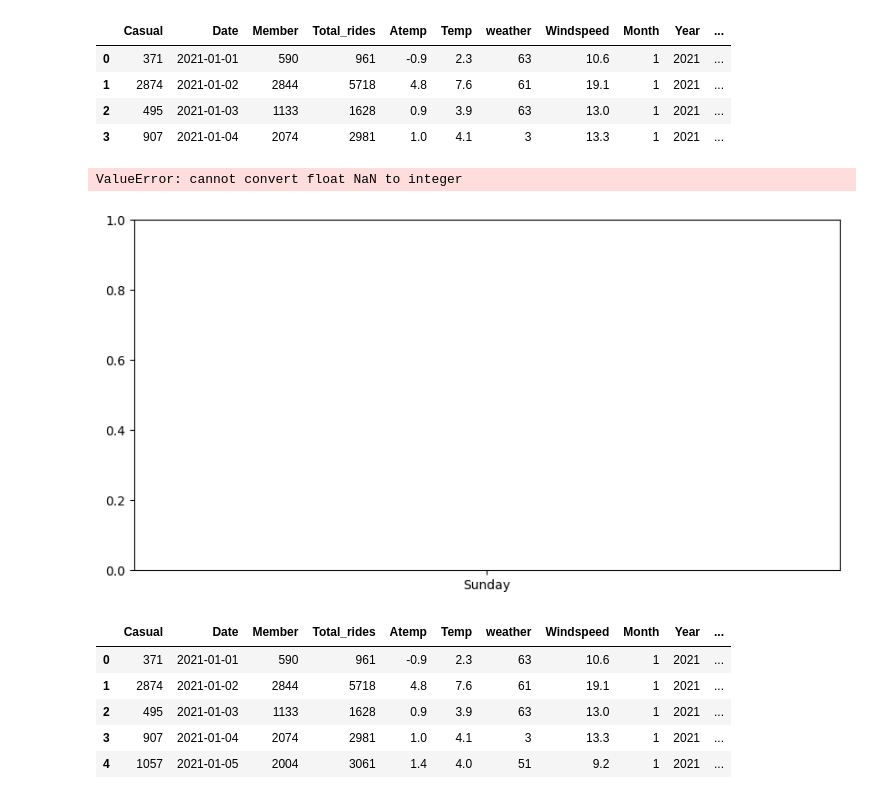
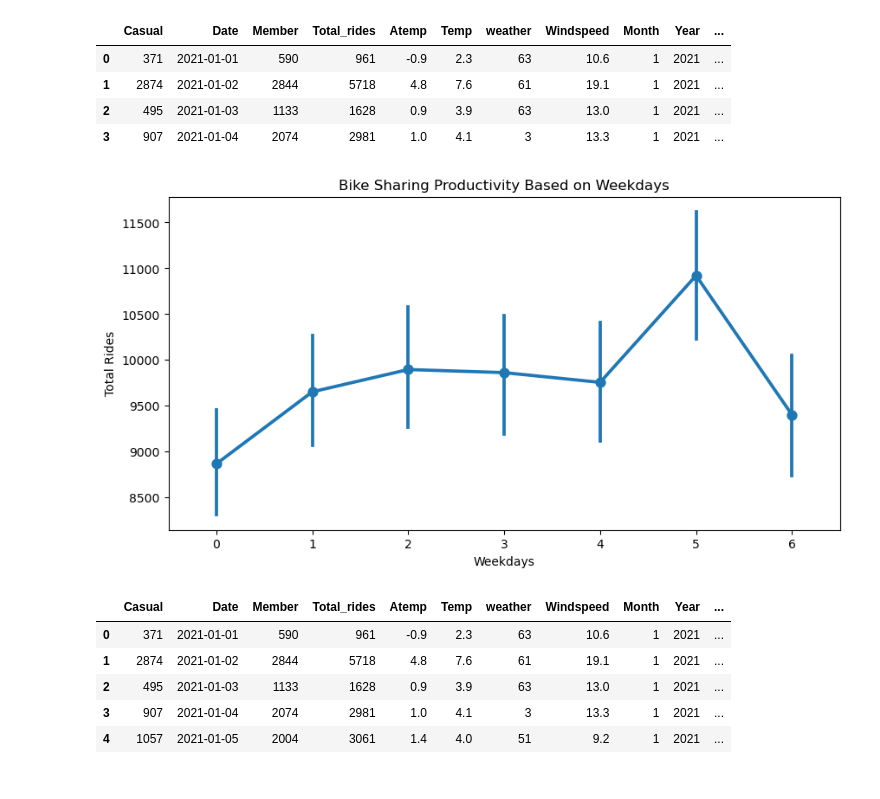
Before and after one commit to Sudha25a/Bike-project-3, a Jupyter notebook: Bike project Daily.ipynb, the cells around one changed output. Drawn from its saved outputs; the diff is of its cells as text; code cells hidden in the pictures.

```diff
--- a/Bike project Daily.ipynb
+++ b/Bike project Daily.ipynb
@@ -569,14 +557,13 @@ dfD.head(4)
 # %%
 day_order = ['Sunday', 'Monday', 'Tuesday', 'Wednesday', 'Thursday', 'Friday', 'Saturday']
 fig, ax = plt.subplots(figsize=(10,5))
-sns.pointplot(data=dfD, x='Weekdays', y='Total_rides', ax=ax, order=day_order)
+sns.pointplot(data=dfD, x='Weekdays', y='Total_rides', ax=ax)
 ax.set(title='Bike Sharing Productivity Based on Weekdays')
 ax.set_ylabel('Total Rides')
 ax.set_xlabel('Weekdays')
 plt.show()
 # %% [output]
-ValueError: cannot convert float NaN to integer
-[figure, old version]
+[figure, new version]
 # %%
 dfD.head()
 # %% [output]
```
Also changed, not shown: parts of 8 cells of this notebook, 1 other file.
